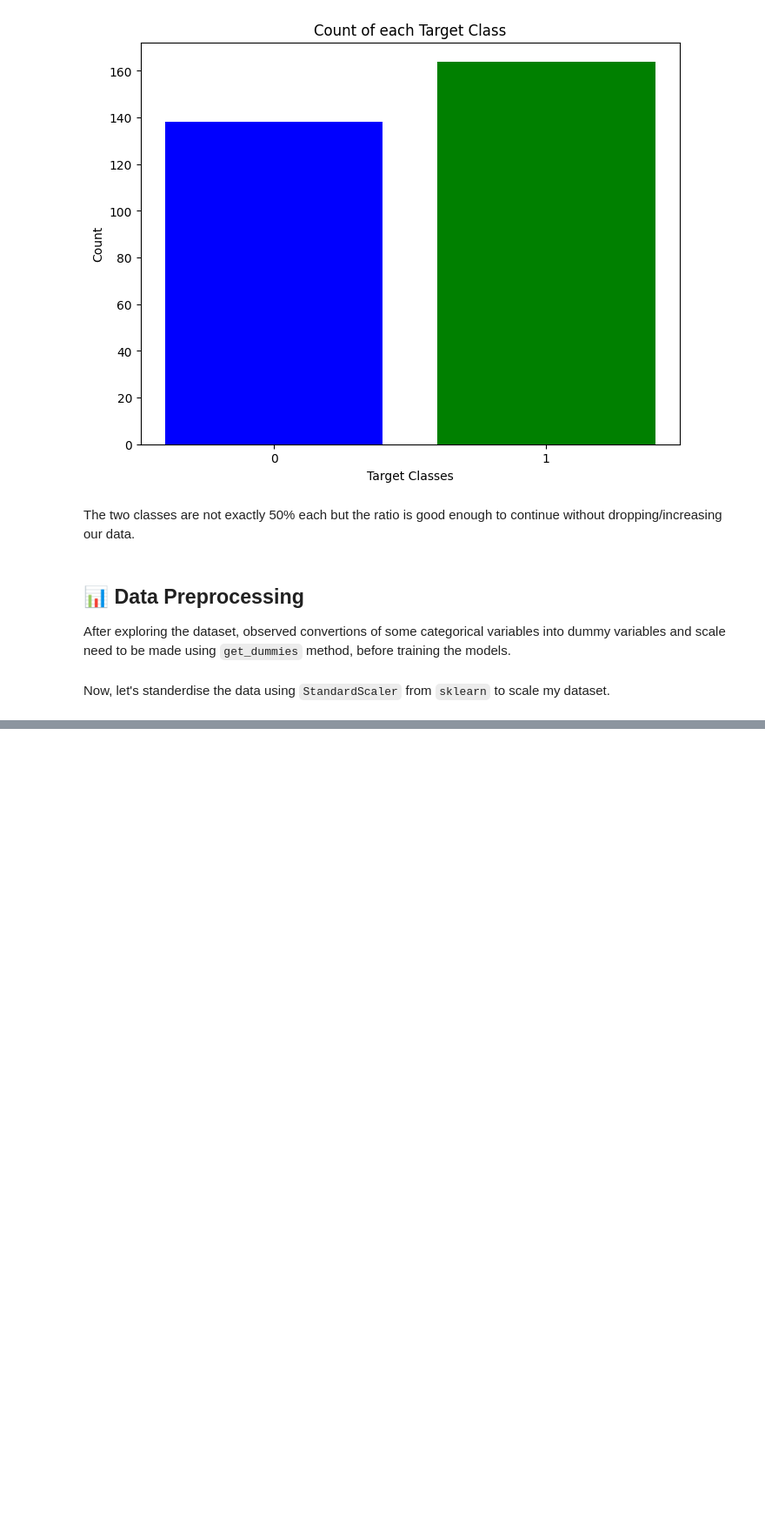
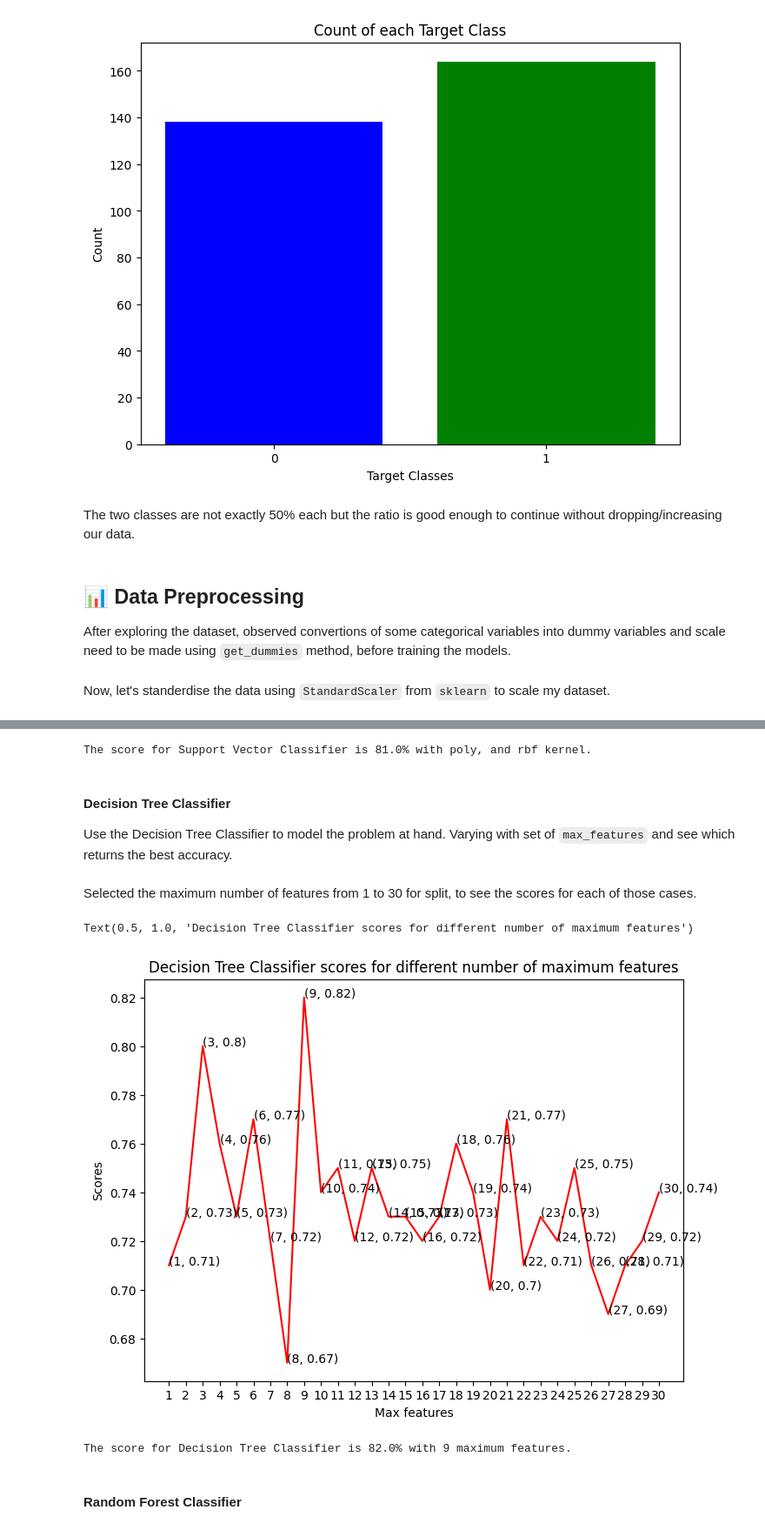
Before and after one commit to MoteneJan/Heart_Diease_Prediction, a Jupyter notebook: Heart_Disease_Prediction.ipynb, the cells around one changed output, grey strips where cells are left out. Shown at 87% size. Drawn from its saved outputs; the diff is of its cells as text; code cells hidden in the pictures; blank space fills up the shorter version.

```diff
--- a/Heart_Disease_Prediction.ipynb
+++ b/Heart_Disease_Prediction.ipynb
@@ -227,0 +284,32 @@ data[columns_to_scale] = standardScaler.fit_transform(data[columns_to_scale])
+# %%
+print("The score for Support Vector Classifier is {}% with {}, and {} kernel.".format(svc_scores[1]*100, 'poly', 'rbf'))
+# %% [output]
+The score for Support Vector Classifier is 81.0% with poly, and rbf kernel.
+# %% [markdown]
+#### Decision Tree Classifier
+Use the Decision Tree Classifier to model the problem at hand. Varying with set of `max_features` and see which returns the best accuracy.
+# %%
+dt_scores = []
+for i in range(1, len(X.columns) + 1):
+    dt_classifier = DecisionTreeClassifier(max_features = i, random_state = 0)
+    dt_classifier.fit(X_train, y_train)
+    dt_scores.append(dt_classifier.score(X_test, y_test))
+# %% [markdown]
+Selected the maximum number of features from 1 to 30 for split, to see the scores for each of those cases.
+# %%
+plt.plot([i for i in range(1, len(X.columns) + 1)], dt_scores, color = 'red')
+for i in range(1, len(X.columns) + 1):
+    plt.text(i, dt_scores[i-1], (i, dt_scores[i-1]))
+plt.xticks([i for i in range(1, len(X.columns) + 1)])
+plt.xlabel('Max features')
+plt.ylabel('Scores')
+plt.title('Decision Tree Classifier scores for different number of maximum features')
+# %% [output]
+Text(0.5, 1.0, 'Decision Tree Classifier scores for different number of maximum features')
+[figure, added]
+# %%
+print("The score for Decision Tree Classifier is {}% with {} maximum features.".format(dt_scores[8]*100, 9))
+# %% [output]
+The score for Decision Tree Classifier is 82.0% with 9 maximum features.
+# %% [markdown]
+#### Random Forest Classifier
```
Also changed, not shown: parts of 15 cells of this notebook.
